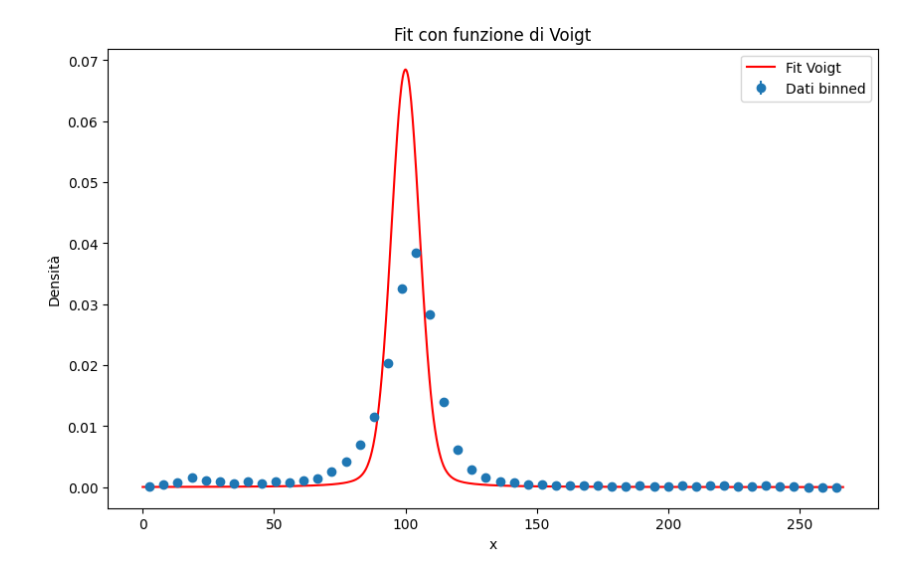
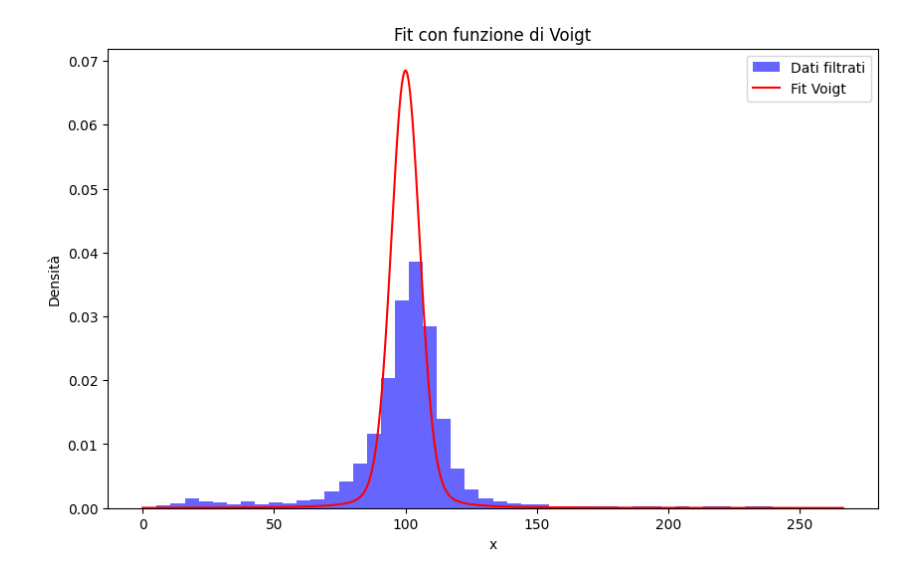
Before and after one commit to riccardocanterini-cyber/Tesi, a Jupyter notebook: Fit_Dati_Filtrati_100.ipynb, the cells around one changed output. Cells and saved outputs as stored; diff of their text form; code cells hidden in the pictures.

```diff
--- a/Fit_Dati_Filtrati_100.ipynb
+++ b/Fit_Dati_Filtrati_100.ipynb
@@ -59,18 +59,20 @@ m_voigt.migrad()
 | sigma | nan | nan | nan | nan |
 | gamma | nan | nan | nan | nan |
 # %%
+from turtle import color
+
+
 plt.figure(figsize=(10, 6))
-plt.errorbar(bin_centers, bin_densities, yerr=yerr, fmt='o', label='Dati binned')
-x_fit = np.linspace(min(x_plot), max(x_plot), 1000)
-y_fit = voigt(x_fit, *m_voigt.values)
-plt.plot(x_fit, y_fit, label='Fit Voigt', color='red')
+y_plot=[voigt(x, m_voigt.values["norm"], m_voigt.values["mu"], m_voigt.values["sigma"], m_voigt.values["gamma"]) for x in x_plot]
+plt.hist(x_plot, bins=50, density=True, alpha=0.6, color='blue', label='Dati filtrati')
+plt.plot(x_plot, y_plot, label='Fit Voigt', color='red')
 plt.xlabel('x')
 plt.ylabel('Densità')
 plt.title('Fit con funzione di Voigt')
 plt.legend()
 plt.show()
 # %% [output]
-[figure, old version]
+[figure, new version]
 # %%
 fit_MH100_values={}
 fit_MH100_errors={}
```
Also changed, not shown: parts of 2 cells of this notebook, 8 other files.
